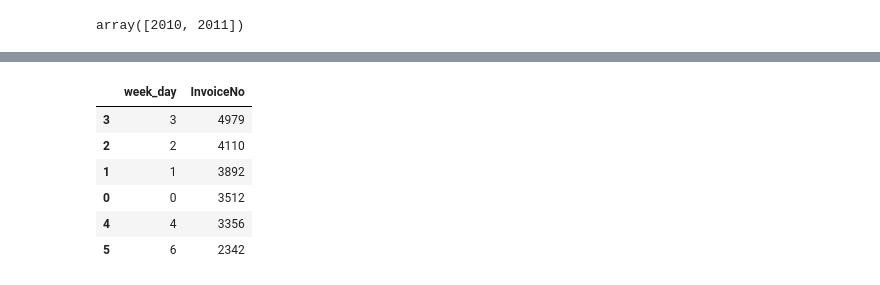
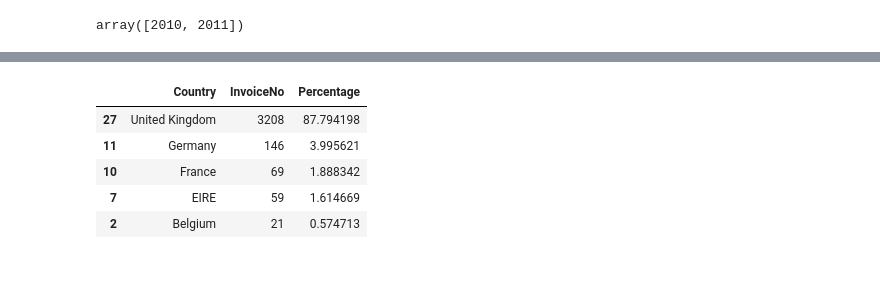
Before and after one commit to solankinitin1210/Capstone-Online-Retail-Customer-Segmentation, a Jupyter notebook: Online_Retail_Customer_Segmentation_Capstone_Project.ipynb, the cells around one changed output, grey strips where cells are left out. Drawn from its saved outputs; the diff is of its cells as text; code cells hidden in the pictures.

```diff
--- a/Online_Retail_Customer_Segmentation_Capstone_Project.ipynb
+++ b/Online_Retail_Customer_Segmentation_Capstone_Project.ipynb
@@ -148,7 +192,7 @@ df[df['cancellation']==1]['InvoiceNo'].nunique()
 df["Total_sales"] = df["UnitPrice"]*df["Quantity"]
 # %%
 # Add Month,year and hour column for EDA
-df['Invoice_month']=df['InvoiceDate'].dt.month
+df['Invoice_month']=df['InvoiceDate'].dt.to_period('M')
 df['Invoice_year']=df['InvoiceDate'].dt.year
 df['Invoice_hour']=df['InvoiceDate'].dt.hour
 df['week_day']=df['InvoiceDate'].dt.weekday
@@ -342,0 +541,3 @@ invoice_dataset.groupby(['Invoice_month','week_day'])['InvoiceNo'].count().unsta
+# %%
+Cancellation_table=invoice_dataset[invoice_dataset['cancellation']==1]
+Cancellation_table
@@ -343,10 +581,11 @@ invoice_dataset.groupby(['Invoice_month','week_day'])['InvoiceNo'].count().unsta
 # %%
-invoice_dataset.groupby('week_day')['InvoiceNo'].count().reset_index().sort_values('InvoiceNo',ascending=False)
+Country_wise_cancellation_analys=Cancellation_table.groupby('Country')['InvoiceNo'].count().reset_index().sort_values('InvoiceNo',ascending=False)
+Country_wise_cancellation_analys['Percentage']=(Country_wise_cancellation_analys['InvoiceNo']/Country_wise_cancellation_analys['InvoiceNo'].sum())*100
+Country_wise_cancellation_analys.head()
 # %% [output]
-|  | week_day | InvoiceNo |
-| 3 | 3 | 4979 |
-| 2 | 2 | 4110 |
-| 1 | 1 | 3892 |
-| 0 | 0 | 3512 |
-| 4 | 4 | 3356 |
-| 5 | 6 | 2342 |
+|  | Country | InvoiceNo | Percentage |
+| 27 | United Kingdom | 3208 | 87.794198 |
+| 11 | Germany | 146 | 3.995621 |
+| 10 | France | 69 | 1.888342 |
+| 7 | EIRE | 59 | 1.614669 |
+| 2 | Belgium | 21 | 0.574713 |
```
Also changed, not shown: parts of 55 cells of this notebook.
